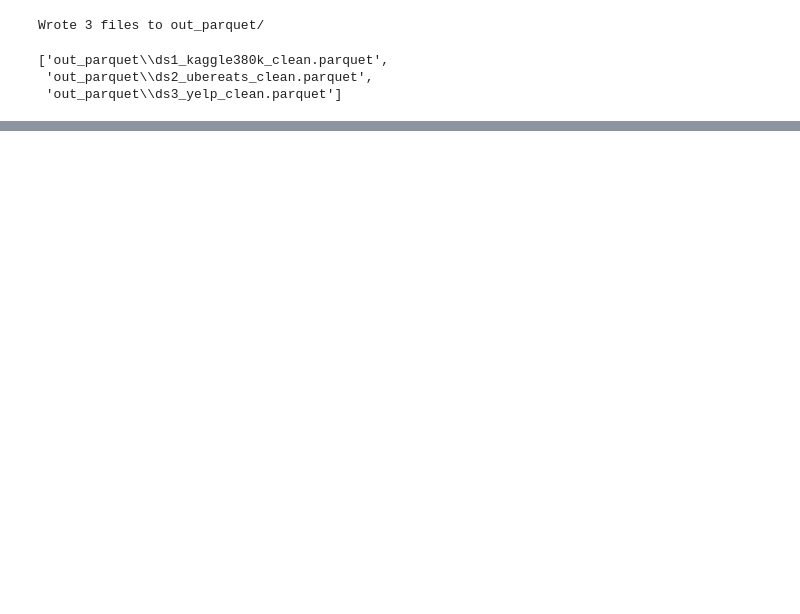
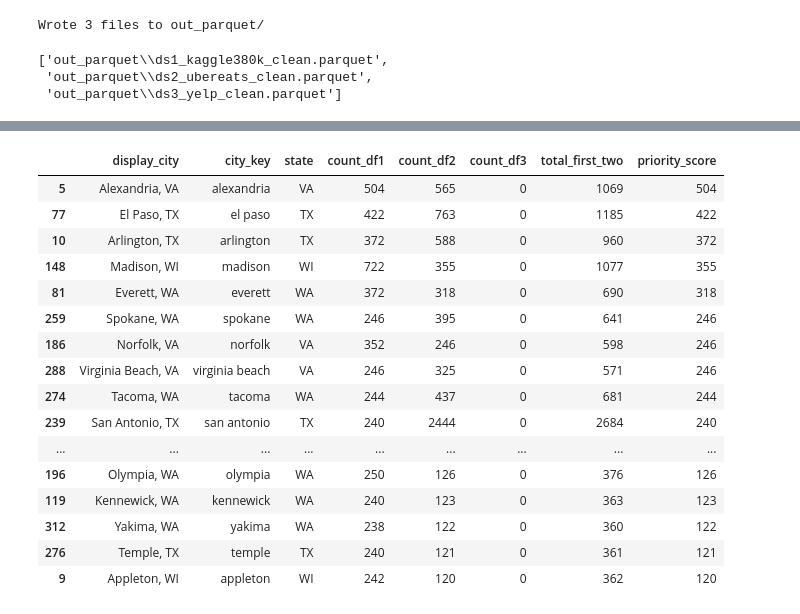
Before and after one commit to gdebus/data-integration-team-project, a Jupyter notebook: USA-Restaurants.ipynb, the cells around one changed output, grey strips where cells are left out. Drawn from its saved outputs; the diff is of its cells as text; code cells hidden in the pictures; blank space fills up the shorter version.

Commit message:
city prios

```diff
--- a/USA-Restaurants.ipynb
+++ b/USA-Restaurants.ipynb
@@ -892,0 +1070,29 @@ if not m13.empty:
+# %%
+# Or get the full table with counts & priority scores
+prioritized_table = top_cities_across_first_two_both_present(
+    df1_380k_clean, df2_uber_eats_clean, df3_yelp_clean,
+    group_by_state=True,
+    unify_nyc_boroughs=True,
+    yelp_max_present=0,
+    top_n=100,
+    return_df=True
+)
+prioritized_table.head(50)
+# %% [output]
+|  | display_city | city_key | state | count_df1 | count_df2 | count_df3 | total_first_two | priority_score |
+| 5 | Alexandria, VA | alexandria | VA | 504 | 565 | 0 | 1069 | 504 |
+| 77 | El Paso, TX | el paso | TX | 422 | 763 | 0 | 1185 | 422 |
+| 10 | Arlington, TX | arlington | TX | 372 | 588 | 0 | 960 | 372 |
+| 148 | Madison, WI | madison | WI | 722 | 355 | 0 | 1077 | 355 |
+| 81 | Everett, WA | everett | WA | 372 | 318 | 0 | 690 | 318 |
+| 259 | Spokane, WA | spokane | WA | 246 | 395 | 0 | 641 | 246 |
+| 186 | Norfolk, VA | norfolk | VA | 352 | 246 | 0 | 598 | 246 |
+| 288 | Virginia Beach, VA | virginia beach | VA | 246 | 325 | 0 | 571 | 246 |
+| 274 | Tacoma, WA | tacoma | WA | 244 | 437 | 0 | 681 | 244 |
+| 239 | San Antonio, TX | san antonio | TX | 240 | 2444 | 0 | 2684 | 240 |
+| ... | ... | ... | ... | ... | ... | ... | ... | ... |
+| 196 | Olympia, WA | olympia | WA | 250 | 126 | 0 | 376 | 126 |
+| 119 | Kennewick, WA | kennewick | WA | 240 | 123 | 0 | 363 | 123 |
+| 312 | Yakima, WA | yakima | WA | 238 | 122 | 0 | 360 | 122 |
+| 276 | Temple, TX | temple | TX | 240 | 121 | 0 | 361 | 121 |
+| 9 | Appleton, WI | appleton | WI | 242 | 120 | 0 | 362 | 120 |
```
Also changed, not shown: parts of 4 cells of this notebook.
